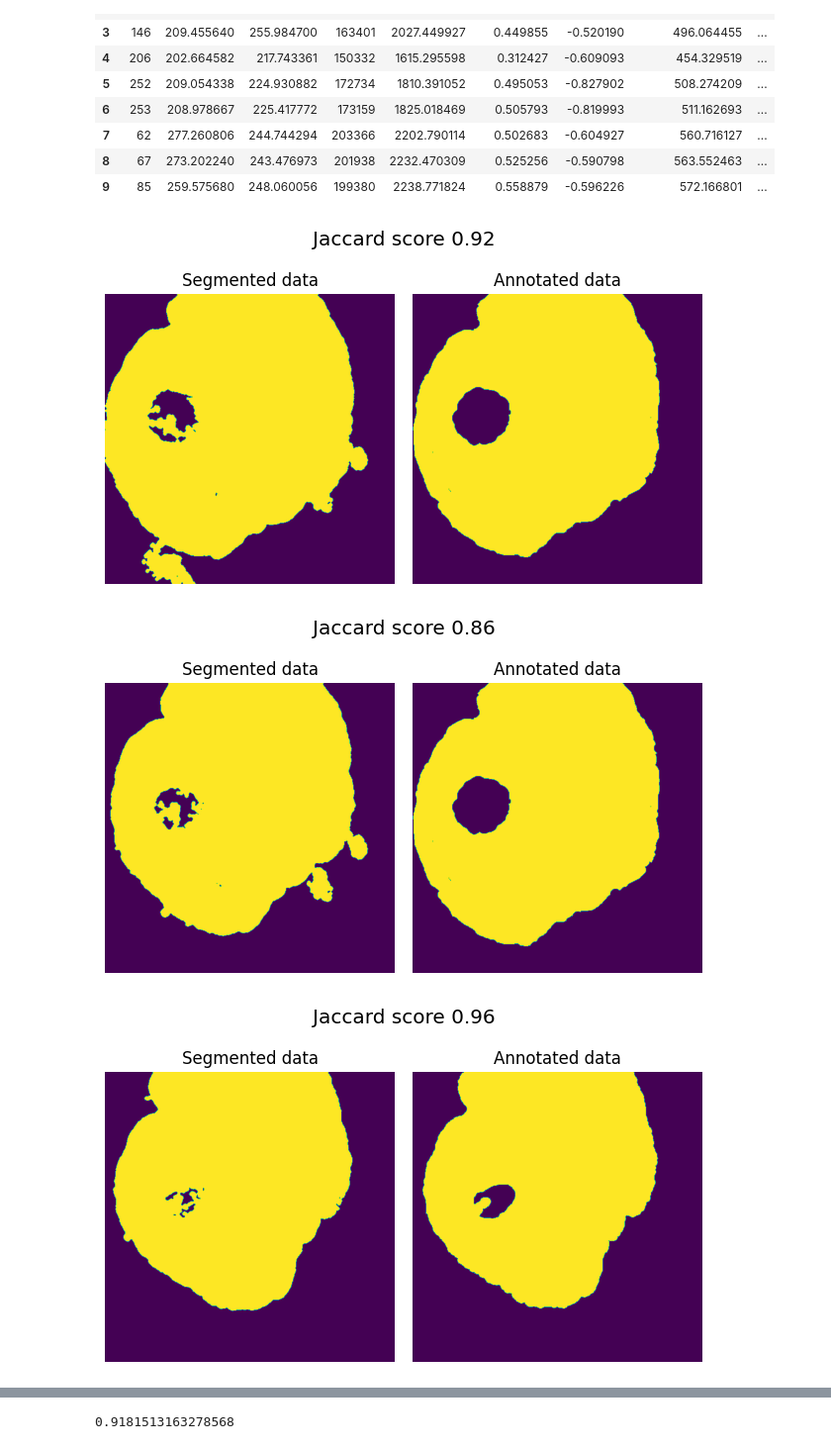
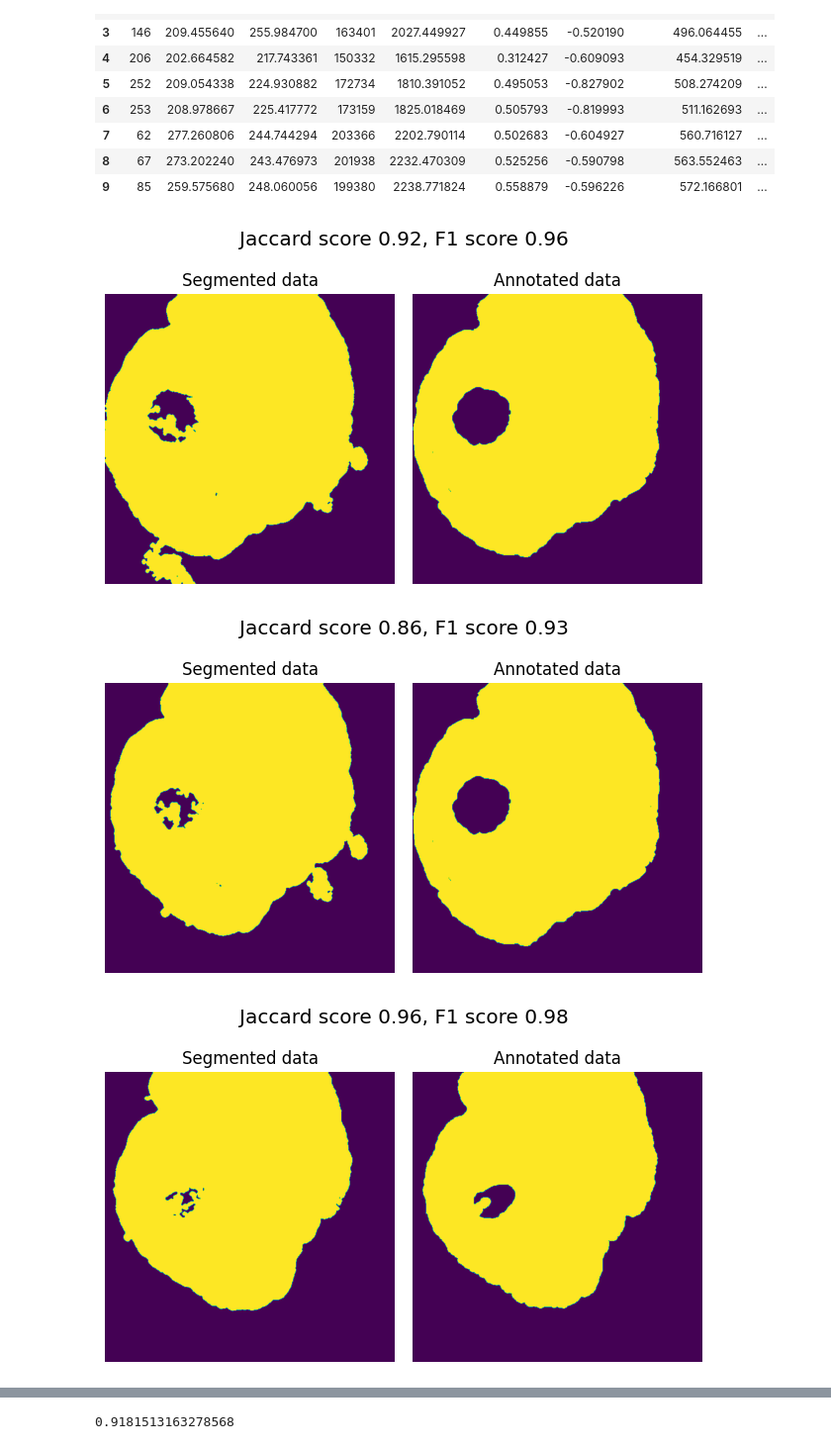
Before and after one commit to GuignardLab/placozoa_tracking, a Jupyter notebook: notebooks/Comparing_segmentation.ipynb, the cells around one changed output, grey strips where cells are left out. Shown at 99% size. Saved outputs shown, nothing was run; the diff lists cells and outputs as text; code cells hidden in the pictures.

```diff
--- a/notebooks/Comparing_segmentation.ipynb
+++ b/notebooks/Comparing_segmentation.ipynb
@@ -204,30 +204,31 @@ ppties_gt
 | 8 | 67 | 273.202240 | 243.476973 | 201938 | 2232.470309 | 0.525256 | -0.590798 | 563.552463 | ... |
 | 9 | 85 | 259.575680 | 248.060056 | 199380 | 2238.771824 | 0.558879 | -0.596226 | 572.166801 | ... |
 # %%
-from sklearn.metrics import jaccard_score
+from sklearn.metrics import jaccard_score,f1_score
 
 for i in index:
     fig,ax = plt.subplots(1,2)
     im = imread('../data/results/chan_vese/placozoan_contrast_masked_chanvese.tif')
     im = im[i,:,:]
     ax[0].imshow(im)
     ax[0].set_title('Segmented data')
 
     gt = imread('../data/data_yapic/target/slice_'+str(i)+'_mask.tif')
 
     ax[1].imshow(gt)
     ax[1].set_title('Annotated data')
 
     iou = jaccard_score(gt.flatten(), im.flatten())
-    fig.suptitle(f'Jaccard score {iou:.2f}',y=0.9)
+    f1 = f1_score(gt.flatten(), im.flatten())
+    fig.suptitle(f'Jaccard score {iou:.2f}, F1 score {f1:.2f}',y=0.9)
 
     ax[1].axis("off")
     ax[0].axis("off")
 
     plt.tight_layout()
     plt.savefig('../data/results/figures/compare/jaccard.png',dpi=300)
     plt.show()
 # %% [output]
-[figure, old version]
+[figure, new version]
-[figure, old version]
+[figure, new version]
-[figure, old version]
+[figure, new version]
```
Also changed, not shown: parts of 1 cell of this notebook, 4 other files.
